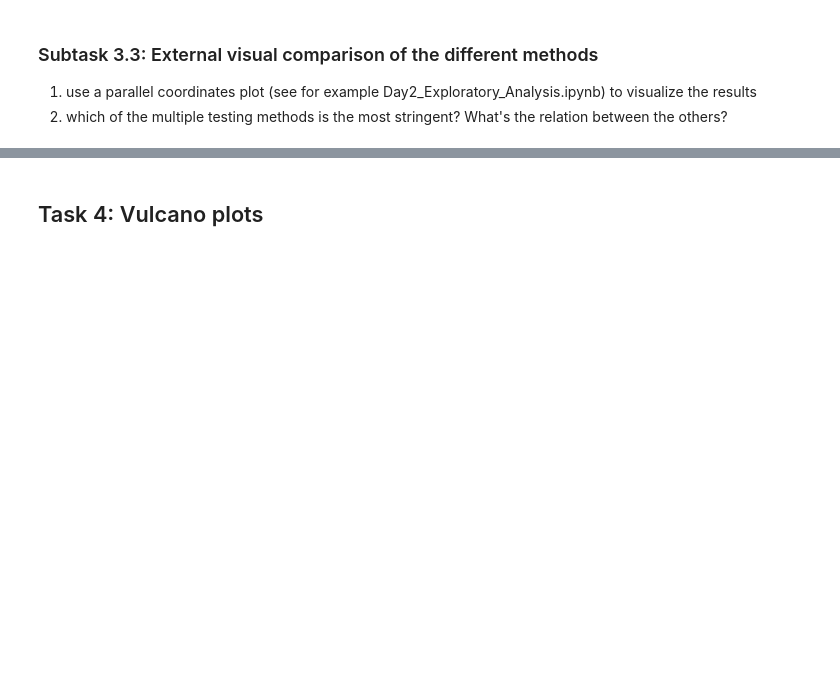
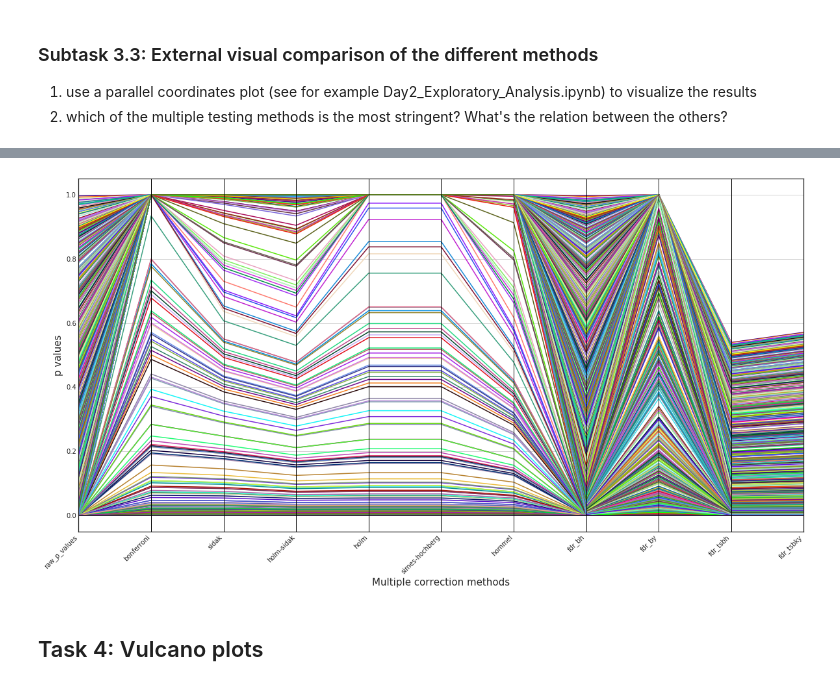
Before and after one commit to TrisKast/DataScience-Bioinformatics, a Jupyter notebook: notebooks/Day56_DE_Analysis.ipynb, the cells around one changed output, grey strips where cells are left out. Saved outputs shown, nothing was run; the diff lists cells and outputs as text; code cells hidden in the pictures; blank space fills up the shorter version.

```diff
--- a/notebooks/Day56_DE_Analysis.ipynb
+++ b/notebooks/Day56_DE_Analysis.ipynb
@@ -372,26 +390,3 @@ dtype: int64
 ### Subtask 3.3: External visual comparison of the different methods
 1) use a parallel coordinates plot (see for example Day2_Exploratory_Analysis.ipynb) to visualize the results<br>
 2) which of the multiple testing methods is the most stringent? What's the relation between the others? <br>
-# %%
-pvalues_frame = pvalues_frame.reset_index()
-
-
-with sns.axes_style('white'):
-    fig, ax1 = plt.subplots(1, figsize=(20, 10), sharey=True)
-    # plot parallel coordinates - needs column containing the categories for coloring -> reset index required
-    # Insert your code here
-
-
-    parallel_coordinates(pvalues_frame.dropna().iloc[::20], 'Gene.1', ax = ax1)
-
-    # fix label rotation
-    #labels1 = ax1.get_xmajorticklabels()
-    #ax1.set_xticklabels(labels1, rotation=90)
-
-
-    # fix legend
-    ax1.legend().set_visible(False)
-    #lines = ax1.legend().get_lines()
-    #labels = [t.get_text() for t in ax1.legend().get_texts()]
-    #plt.legend(lines, labels, loc = 'lower center', bbox_to_anchor = (0,-0.45,1,1),
-    #           bbox_transform = plt.gcf().transFigure, ncol=10)
@@ -406,3 +395,16 @@ SyntaxError: invalid syntax (<ipython-input-30-718ce815c049>, line 1)
+# %%
+with sns.axes_style('white'):
+    fig, ax = plt.subplots(1, figsize=(20, 10), sharey=True)
+
+    parallel_coordinates(pvalues_frame.dropna().iloc[::20], 'Gene.1', ax = ax)
+
+    plt.xticks(rotation=45)
+
+    ax.legend().set_visible(False)
+    ax.set_xlabel('Multiple correction methods', fontsize=15)
+    ax.set_ylabel('p values', fontsize=15)
+# %% [output]
+[figure, added]
 # %% [markdown]
 ## Task 4: Vulcano plots
 # %% [markdown]
```
Also changed, not shown: parts of 22 cells of this notebook, 6 other files.
